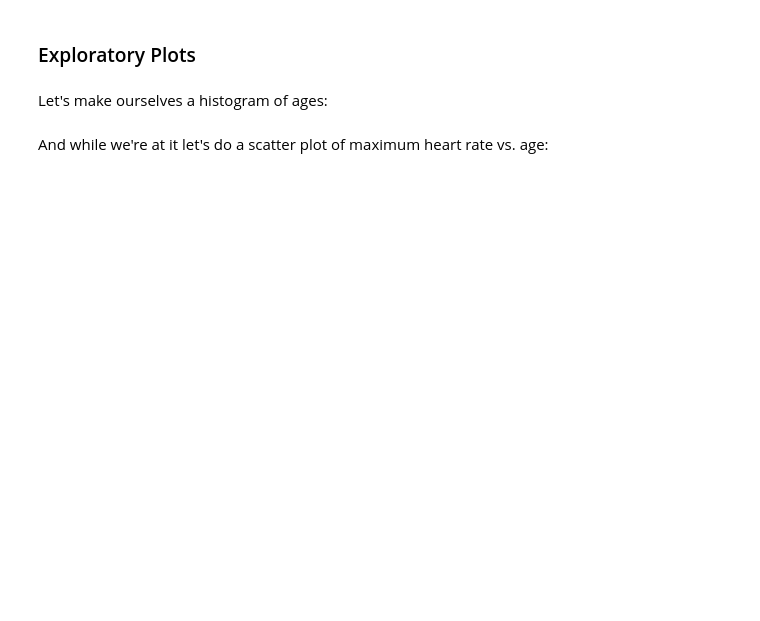
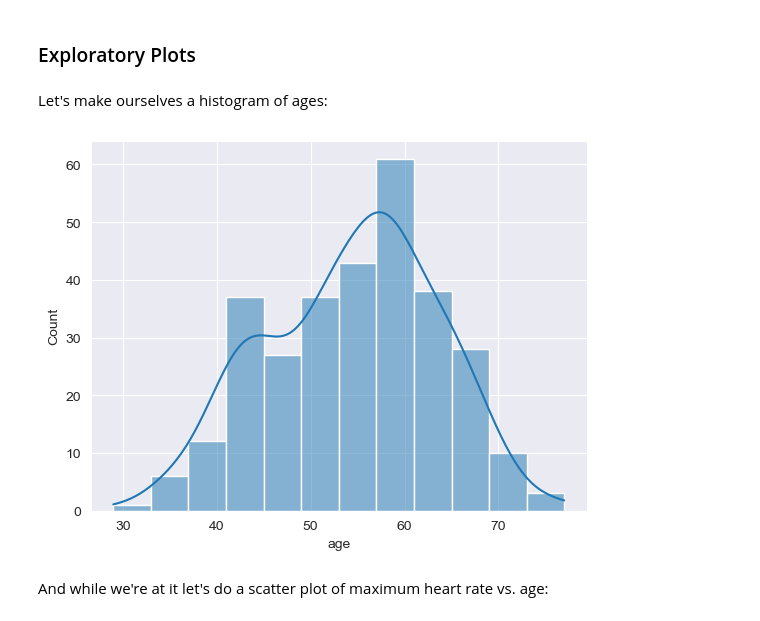
Before and after one commit to jvincent1113/Python_Lab_2, a Jupyter notebook: Python_Lab_Exercise_2_JVGiannantonio.ipynb, the cells around one changed output. Saved outputs shown, nothing was run; the diff lists cells and outputs as text; code cells hidden in the pictures; blank space fills up the shorter version.

```diff
--- a/Python_Lab_Exercise_2_JVGiannantonio.ipynb
+++ b/Python_Lab_Exercise_2_JVGiannantonio.ipynb
@@ -28,3 +26,5 @@ heart_df = pd.read_csv('heart.csv')
+# %%
+heart_df = pd.read_csv("C:/Users/Vinny/Desktop/Vinny/School/DS311-Technologies-in-Data-Analytic-FA23/Week_03_Pandas_and_Matplotlib/data/heart.csv")
 # %% [markdown]
 The output of the `.read_csv()` function is a pandas *DataFrame*, which has a familiar tabaular structure of rows and columns.
 # %%
@@ -82,9 +189,11 @@ heart_df.shape
 Let's make ourselves a histogram of ages:
 # %%
 sns.set_style('darkgrid')
-sns.distplot(a=heart_df['age']);
+#sns.distplot(a=heart_df['age']);
 # For more recent versions of seaborn:
-# sns.histplot(data=heart_df['age'], kde=True);
+sns.histplot(data=heart_df['age'], kde=True);
+# %% [output]
+[figure, added]
 # %% [markdown]
 And while we're at it let's do a scatter plot of maximum heart rate vs. age:
 # %%
```
Also changed, not shown: parts of 42 cells of this notebook.
